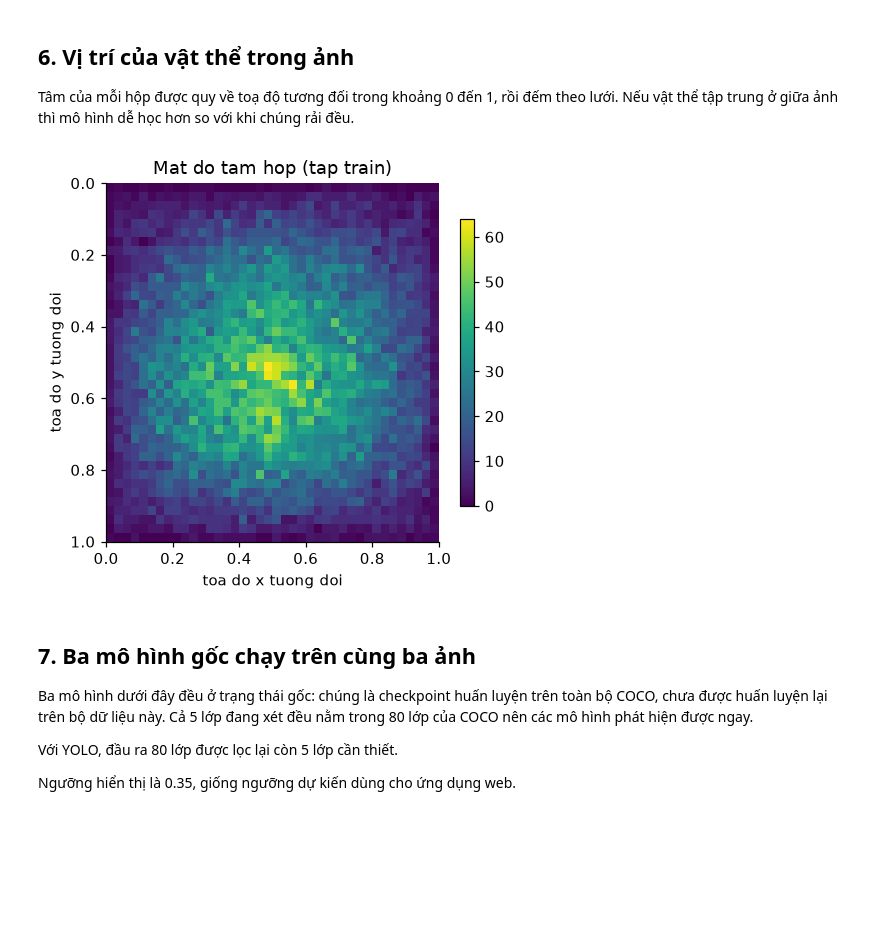
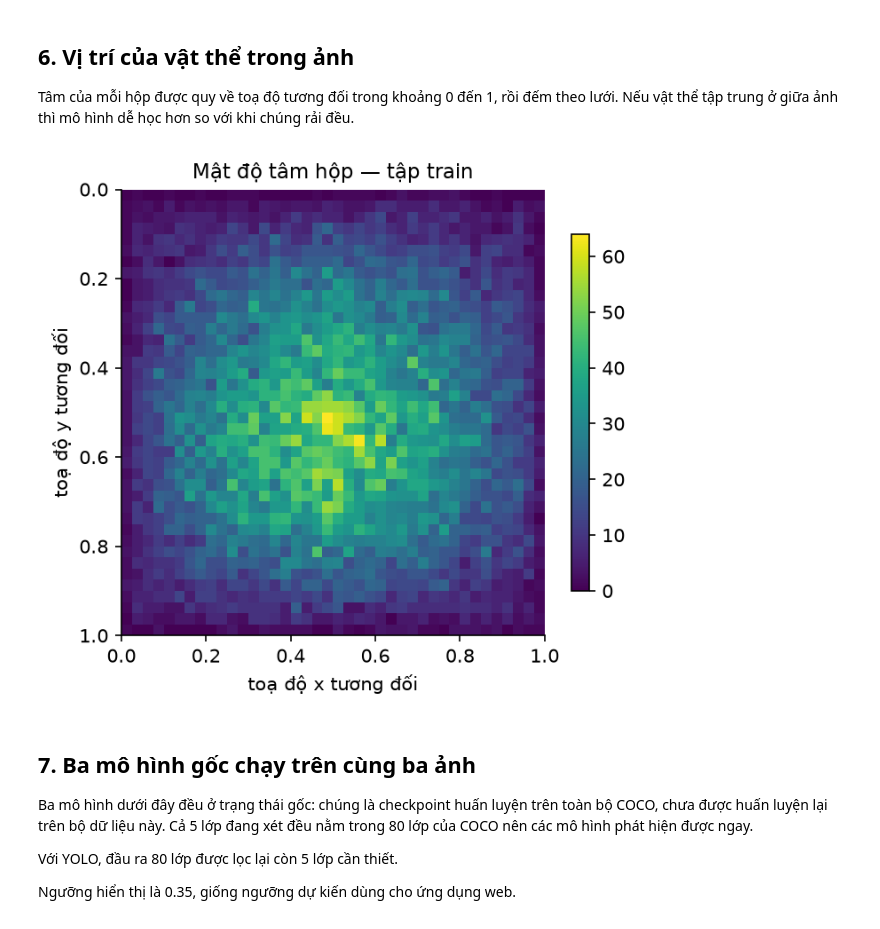
Before and after one commit to KuongB/final-object-detection, a Jupyter notebook: notebooks/01_eda.ipynb, the cells around one changed output. Drawn from its saved outputs; the diff is of its cells as text; code cells hidden in the pictures; blank space fills up the shorter version.

```diff
--- a/notebooks/01_eda.ipynb
+++ b/notebooks/01_eda.ipynb
@@ -251,25 +200,9 @@ plt.show()
 Tâm của mỗi hộp được quy về toạ độ tương đối trong khoảng 0 đến 1, rồi đếm theo lưới.
 Nếu vật thể tập trung ở giữa ảnh thì mô hình dễ học hơn so với khi chúng rải đều.
 # %%
-cx, cy = [], []
-for r in records["train"].records:
-    for a in r["annotations"]:
-        x, y, w, h = a["bbox"]
-        cx.append((x + w / 2) / r["width"])
-        cy.append((y + h / 2) / r["height"])
-
-fig, ax = plt.subplots(figsize=(4.6, 4.2))
-h = ax.hist2d(cx, cy, bins=40, range=[[0, 1], [0, 1]], cmap="viridis")
-ax.invert_yaxis()
-ax.set_xlabel("toa do x tuong doi")
-ax.set_ylabel("toa do y tuong doi")
-ax.set_title("Mat do tam hop (tap train)")
-ax.grid(False)
-fig.colorbar(h[3], ax=ax, shrink=0.8)
-fig.tight_layout()
-plt.show()
+Image(filename=str(data_figures.center_heatmap(records)))
 # %% [output]
-[figure, old version]
+[figure, new version]
 # %% [markdown]
 ## 7. Ba mô hình gốc chạy trên cùng ba ảnh
 
```
Also changed, not shown: parts of 5 cells of this notebook, 26 other files.
